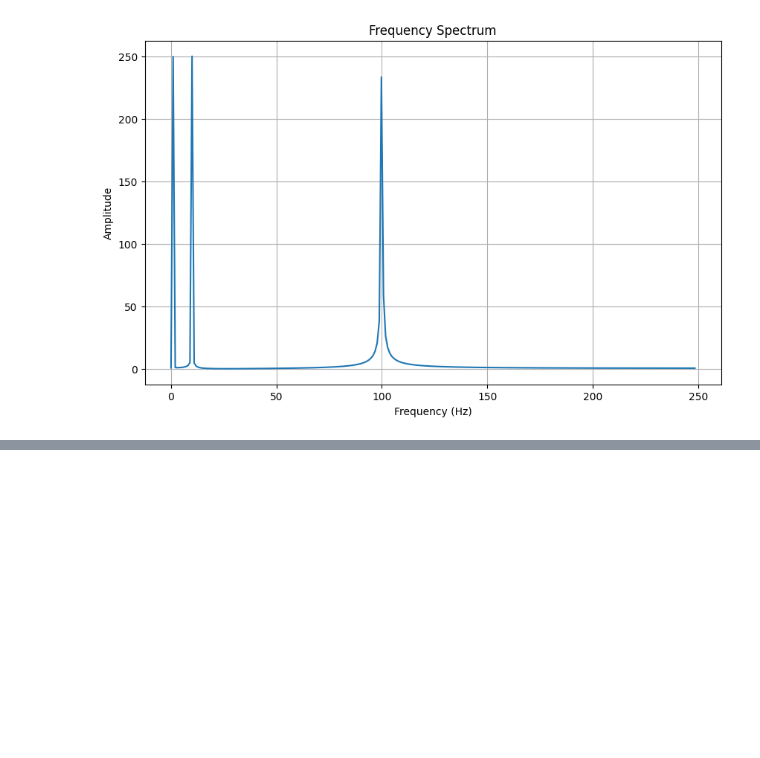
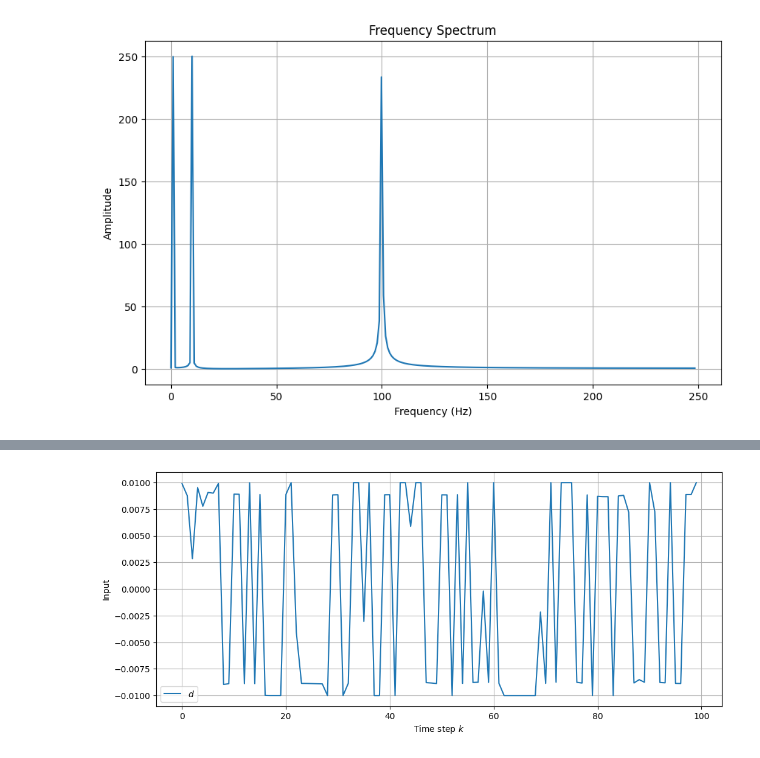
Before and after one commit to Dany-L/SecGen, a Jupyter notebook: scripts/notebooks/worst-case-amplification.ipynb, the cells around one changed output, grey strips where cells are left out. Cells and saved outputs as stored; diff of their text form; code cells hidden in the pictures; blank space fills up the shorter version.

```diff
--- a/scripts/notebooks/worst-case-amplification.ipynb
+++ b/scripts/notebooks/worst-case-amplification.ipynb
@@ -220,0 +284,97 @@ plt.show()
+# %%
+import numpy as np
+from scipy.optimize import minimize
+from scipy.linalg import norm
+import matplotlib.pyplot as plt
+from scipy.optimize import minimize, Bounds
+
+# Define the system (Lure system: LTI with nonlinearity in feedback)
+A = np.array([[0.9, 0.1], [-0.8, 0.95]])
+print(np.abs(np.linalg.eig(A)[0]))
+B = np.array([[1.], [20]])
+C = np.array([[1, 0.0]])
+
+def simulate_lure_from_input(u_input, x0=None):
+    u_input = np.array(u_input).reshape(-1, 1)  # Ensure shape (N, 1)
+    N = u_input.shape[0]
+    if x0 is None:
+        x0 = np.zeros((A.shape[0],))
+    x = x0.reshape(-1, 1)
+    x_hist = []
+    y_hist = []
+
+    for t in range(N):
+        y = C @ x
+        u_nl = u_input[t] - np.tanh(y)
+        # u_nl = np.tanh(y)
+        x = A @ x + B * u_nl
+        # print(f'x{x}, u {u_nl}')
+        x_hist.append(x.flatten())
+        y_hist.append(y.flatten())
+
+    return np.array(x_hist), np.array(y_hist).flatten()
+
+# Objective: maximize L2 norm of output by optimizing input signal
+N = 100  # Length of input signal
+def l2_gain_input_objective(u_flat):
+    try:
+        _, y_out = simulate_lure_from_input(u_flat)
+        return -norm(y_out, ord=2)  # Negative for maximization
+    except Exception as e:
+        print("Simulation error:", e)
+        return 0
+
+# Initial guess: small random input
+u0 = 0.1 * np.random.randn(N)
+
+dt = 1
+t = np.linspace(0,(N-1)*dt, N)
+
+# Optimize input signal
+# Bounds for each input element
+u_bound = 0.01
+bounds = Bounds(-u_bound * np.ones(N), u_bound * np.ones(N))
+
+# Optimize using L-BFGS-B with bounds
+res = minimize(
+    l2_gain_input_objective,
+    u0,
+    method='L-BFGS-B',
+    bounds=bounds,
+    options={'maxiter': 1200}
+)
+# res = minimize(l2_gain_input_objective, u0, method='Powell', options={'maxiter': 5})
+
+u_opt = res.x
+# extend = 100
+# u_opt= np.hstack((u_opt, np.zeros((extend,),dtype=np.float64)))
+# u_opt = u0
+_, y_opt = simulate_lure_from_input(u_opt)
+
+# Plot results
+import tikzplotlib
+import os
+fig, ax = plt.subplots(figsize=(12,5))
+ax.plot(t,u_opt, label='$d$')
+ax.set_ylabel('Input')
+ax.set_xlabel('Time step $k$')
+ax.grid()
+ax.legend()
+
+result_folder = '/Users/jack/cloud_privat/03_Promotion/05_Reports/presentation/presentation.latex.status/2025_05_13-NonlinearSysId-workshop/fig/l2-amplification'
+
+tikzplotlib.save(os.path.join(result_folder, 'critical_l2_input.tex'))
+
+fig, ax = plt.subplots(figsize=(12,5))
+ax.plot(t,y_opt, label=r'Predicted output $\hat e$')
+ax.set_ylabel('Output')
+ax.set_xlabel('Time step $k$')
+ax.grid()
+ax.legend()
+
+tikzplotlib.save(os.path.join(result_folder, 'critical_l2_output.tex'))
+
+# Report L2 gain
+l2_gain = norm(y_opt, ord=2) / norm(u_opt, ord=2)
+print(f"L2 gain ≈ {l2_gain:.2f}")
+# %% [output]
@@ -220,0 +383 @@ plt.show()
+[figure, added]
```
Also changed, not shown: parts of 5 cells of this notebook, 49 other files.
